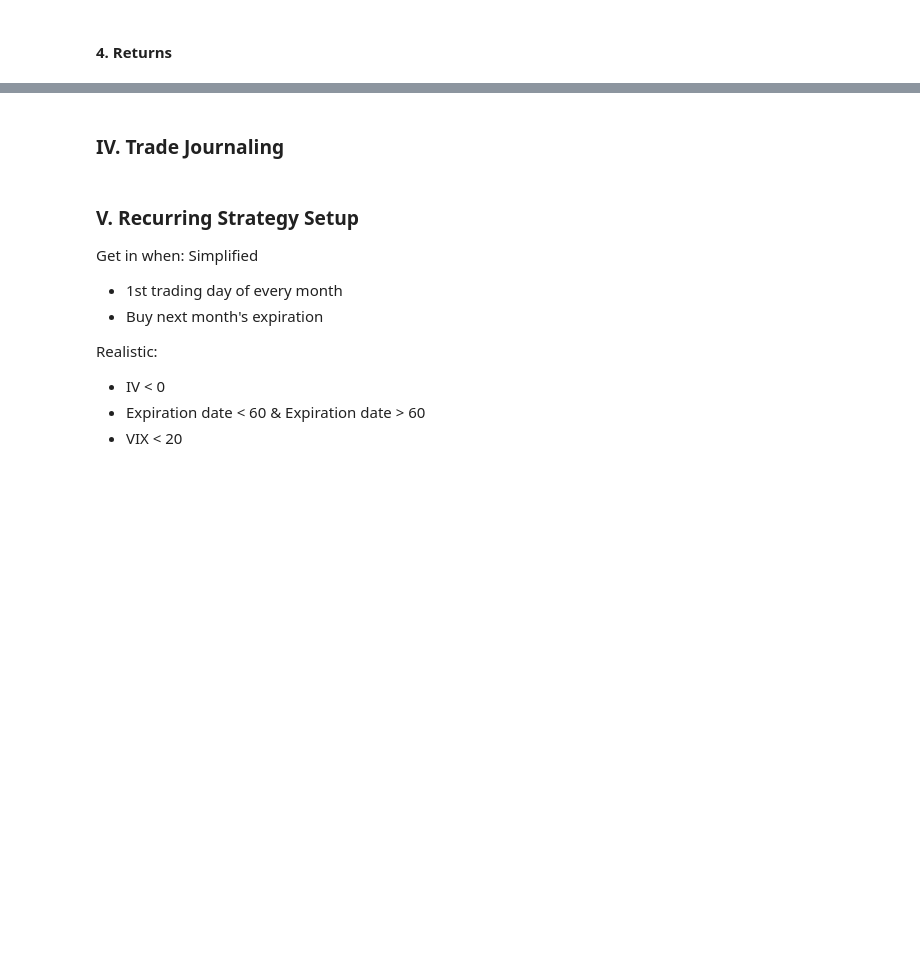
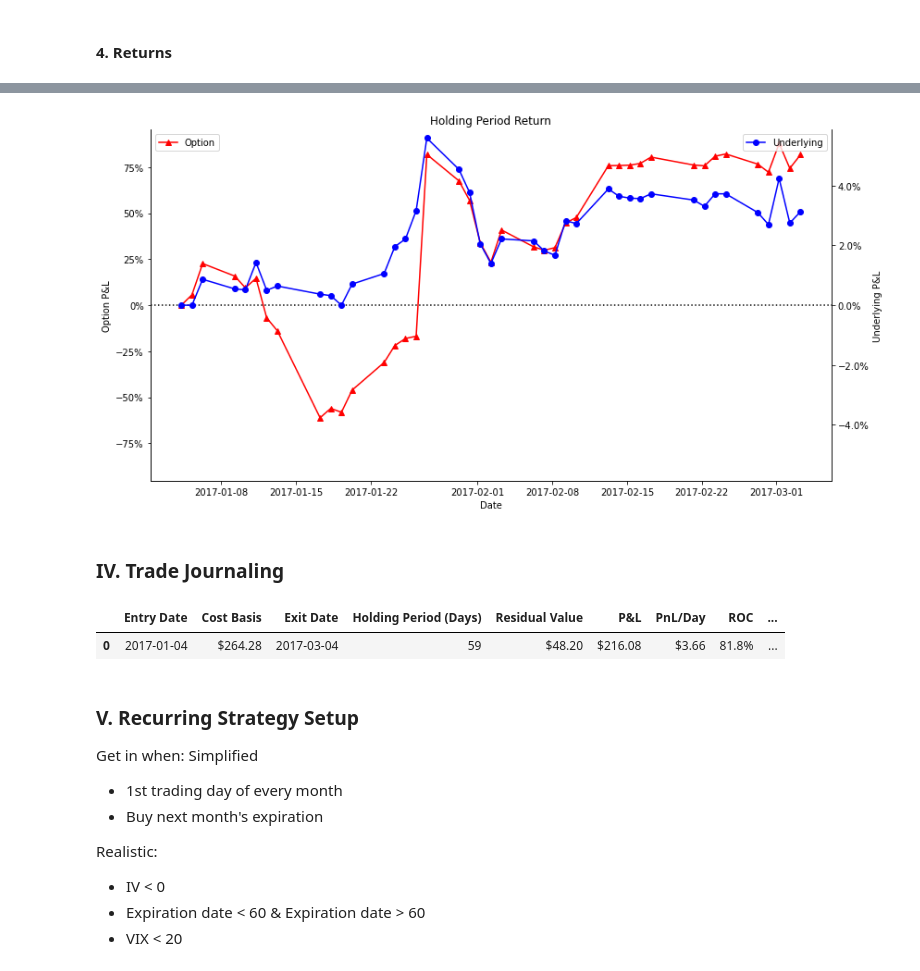
Before and after one commit to chen-albert-liang/Optegic, a Jupyter notebook: BullishStrategy/Test.ipynb, the cells around one changed output, grey strips where cells are left out. Saved outputs shown, nothing was run; the diff lists cells and outputs as text; code cells hidden in the pictures; blank space fills up the shorter version.

```diff
--- a/BullishStrategy/Test.ipynb
+++ b/BullishStrategy/Test.ipynb
@@ -104,4 +86,6 @@ payoff_calc.plot_price_history()
 # %%
-payoff_calc.plot_option_pnl()
+bt.plot_option_pnl()
+# %% [output]
+[figure, added]
 # %% [markdown]
 ### IV. Trade Journaling
@@ -111,3 +92,9 @@ payoff_calc.strategy_summary
+# %%
+# payoff_calc.print_strategy_summary()
+bt.strategy_summary
+# %% [output]
+|  | Entry Date | Cost Basis | Exit Date | Holding Period (Days) | Residual Value | P&L | PnL/Day | ROC | ... |
+| 0 | 2017-01-04 | $264.28 | 2017-03-04 | 59 | $48.20 | $216.08 | $3.66 | 81.8% | ... |
 # %% [markdown]
 ### V. Recurring Strategy Setup
 Get in when:
```
Also changed, not shown: parts of 13 cells of this notebook, 4 other files.
